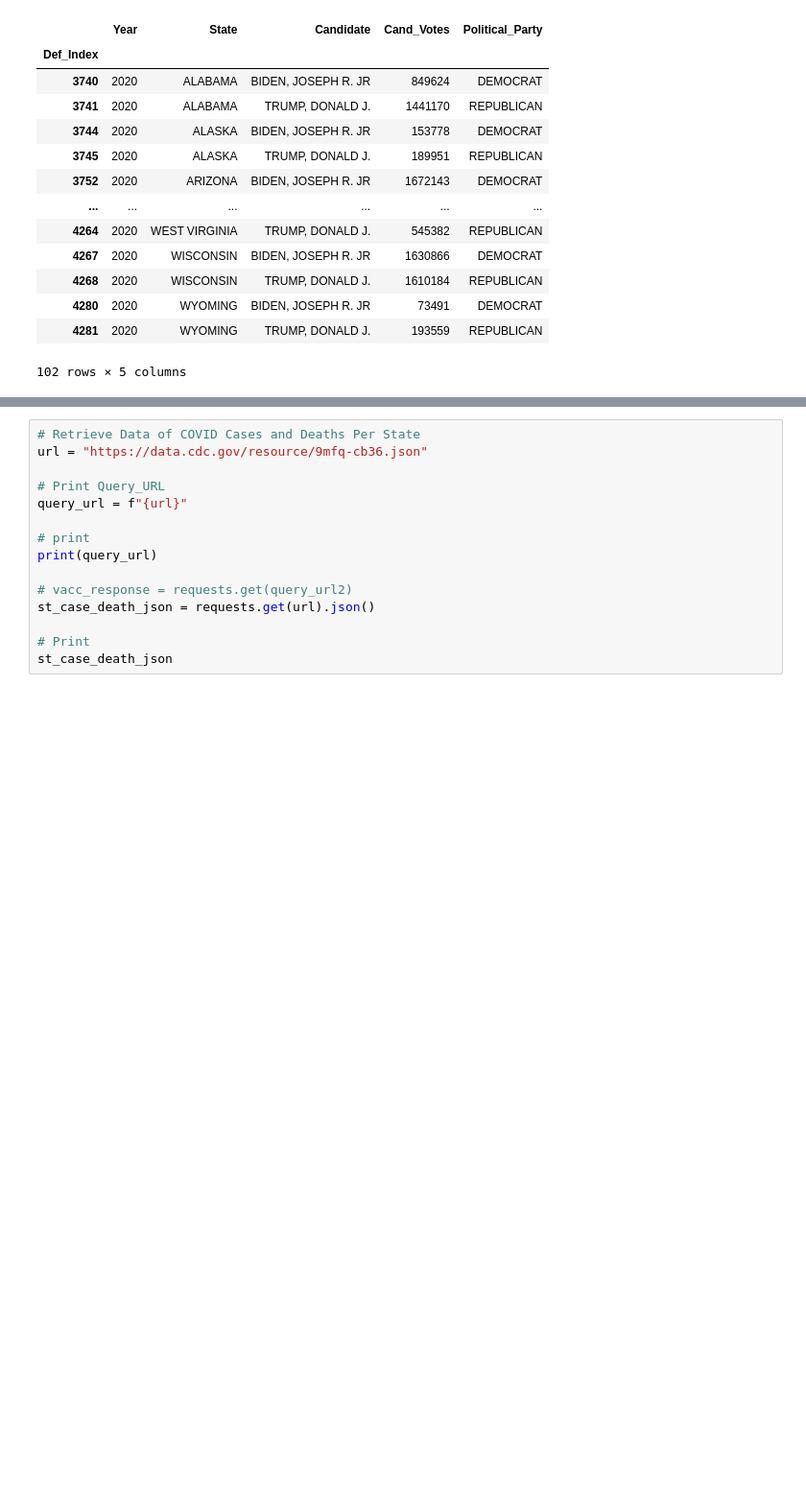
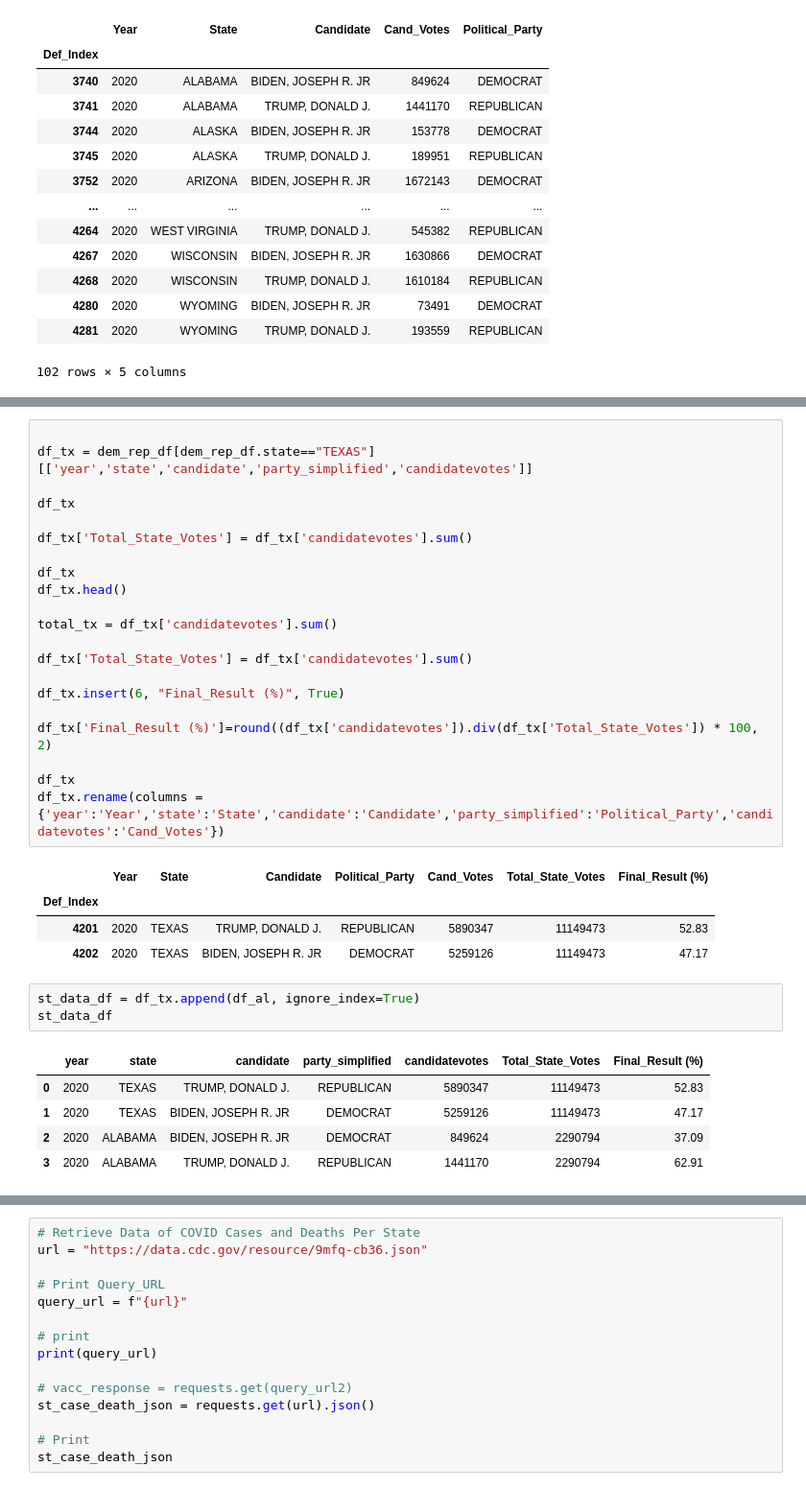
Before and after one commit to tduron3/I_Have_No_Clue, a Jupyter notebook: Project_1.ipynb, the cells around one changed output, grey strips where cells are left out. Shown: that part at 96% size. Cells and saved outputs as stored; diff of their text form; blank space fills up the shorter version.

Commit message:
Cleaning Data

```diff
--- a/Project_1.ipynb
+++ b/Project_1.ipynb
@@ -130,3 +129,38 @@ df_al.rename(columns = {'year':'Year','state':'State','candidate':'Candidate','p
 | Def_Index |  |  |  |  |  |  |  |
 | 3740 | 2020 | ALABAMA | BIDEN, JOSEPH R. JR | DEMOCRAT | 849624 | 2290794 | 37.09 |
 | 3741 | 2020 | ALABAMA | TRUMP, DONALD J. | REPUBLICAN | 1441170 | 2290794 | 62.91 |
+# %%
+
+df_tx = dem_rep_df[dem_rep_df.state=="TEXAS"][['year','state','candidate','party_simplified','candidatevotes']]
+
+df_tx
+
+df_tx['Total_State_Votes'] = df_tx['candidatevotes'].sum()
+
+df_tx
+df_tx.head()
+
+total_tx = df_tx['candidatevotes'].sum()
+
+df_tx['Total_State_Votes'] = df_tx['candidatevotes'].sum()
+
+df_tx.insert(6, "Final_Result (%)", True)
+
+df_tx['Final_Result (%)']=round((df_tx['candidatevotes']).div(df_tx['Total_State_Votes']) * 100, 2)
+
+df_tx
+df_tx.rename(columns = {'year':'Year','state':'State','candidate':'Candidate','party_simplified':'Political_Party','candidatevotes':'Cand_Votes'})
+# %% [output]
+|  | Year | State | Candidate | Political_Party | Cand_Votes | Total_State_Votes | Final_Result (%) |
+| Def_Index |  |  |  |  |  |  |  |
+| 4201 | 2020 | TEXAS | TRUMP, DONALD J. | REPUBLICAN | 5890347 | 11149473 | 52.83 |
+| 4202 | 2020 | TEXAS | BIDEN, JOSEPH R. JR | DEMOCRAT | 5259126 | 11149473 | 47.17 |
+# %%
+st_data_df = df_tx.append(df_al, ignore_index=True)
+st_data_df
+# %% [output]
+|  | year | state | candidate | party_simplified | candidatevotes | Total_State_Votes | Final_Result (%) |
+| 0 | 2020 | TEXAS | TRUMP, DONALD J. | REPUBLICAN | 5890347 | 11149473 | 52.83 |
+| 1 | 2020 | TEXAS | BIDEN, JOSEPH R. JR | DEMOCRAT | 5259126 | 11149473 | 47.17 |
+| 2 | 2020 | ALABAMA | BIDEN, JOSEPH R. JR | DEMOCRAT | 849624 | 2290794 | 37.09 |
+| 3 | 2020 | ALABAMA | TRUMP, DONALD J. | REPUBLICAN | 1441170 | 2290794 | 62.91 |
```
Also changed, not shown: parts of 4 cells of this notebook.
